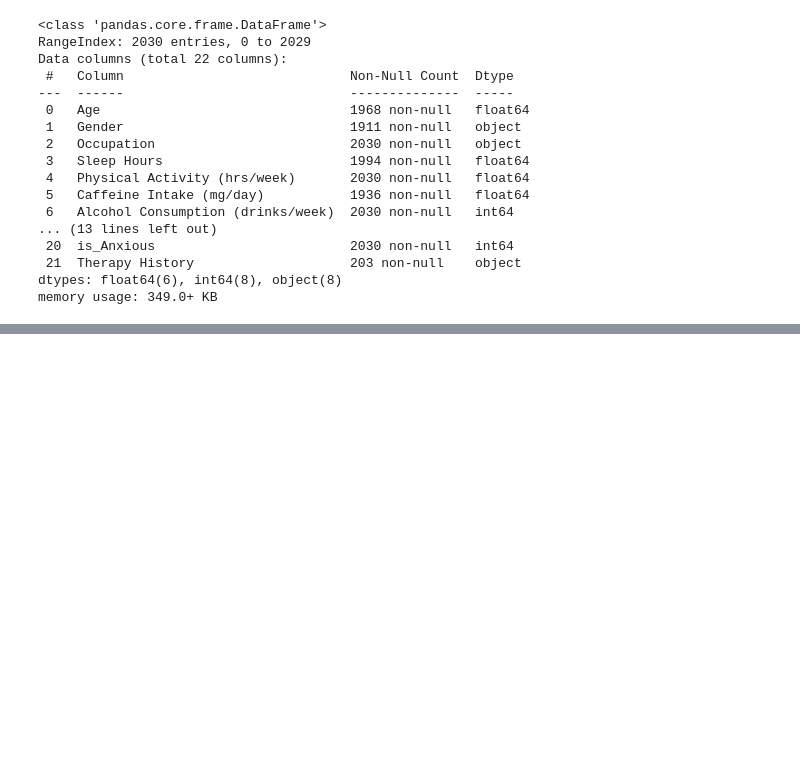
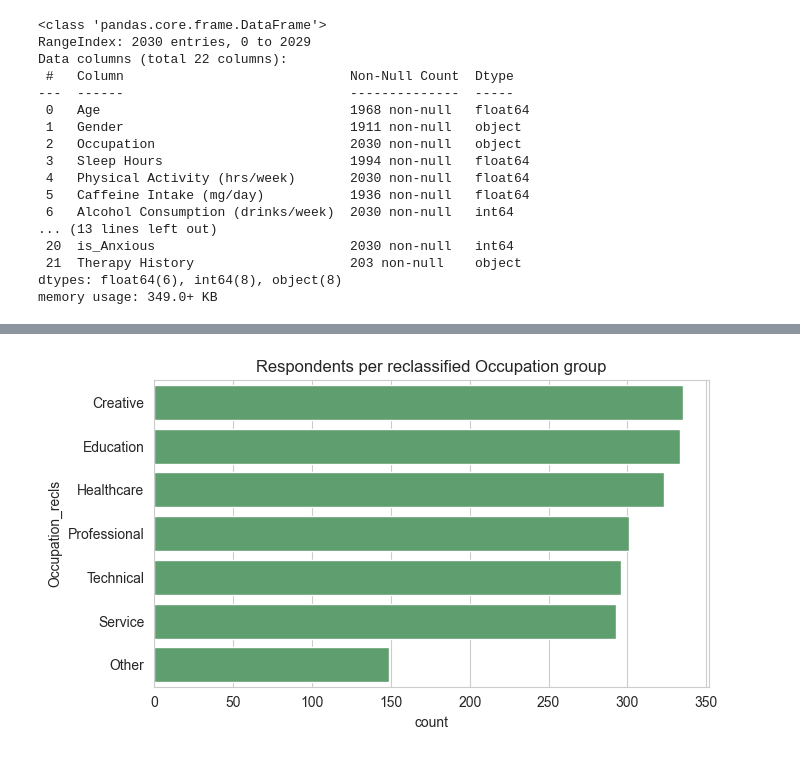
Before and after one commit to sabzparto/BC-mini-project, a Jupyter notebook: Psychology.ipynb, the cells around one changed output, grey strips where cells are left out. Saved outputs shown, nothing was run; the diff lists cells and outputs as text; code cells hidden in the pictures; blank space fills up the shorter version.

```diff
--- a/Psychology.ipynb
+++ b/Psychology.ipynb
@@ -480,0 +699,23 @@ def fill_categorical_na(df, cols, missing_cutoff=0.5):
+# %%
+def reclassify_categorical(data, col, mapping, new_col=None):
+    """
+    Map the categories of `col` to new, broader categories using `mapping` (a dict).
+    Writes the result to `new_col` (defaults to f'{col}_recls').
+    """
+    data = data.copy()
+    new_col = new_col or f'{col}_recls'
+    data[new_col] = data[col].map(mapping)
+    return data
+# %%
+occupation_groups = {
+    'Doctor': 'Healthcare', 'Nurse': 'Healthcare',
+    'Teacher': 'Education', 'Student': 'Education',
+    'Artist': 'Creative', 'Musician': 'Creative',
+    'Engineer': 'Technical', 'Scientist': 'Technical',
+    'Lawyer': 'Professional', 'Freelancer': 'Professional',
+    'Chef': 'Service', 'Athlete': 'Service',
+    'Other': 'Other'
+}
+
+data = reclassify_categorical(data, 'Occupation', occupation_groups)
+data['Occupation_recls'].value_counts()
@@ -480,0 +732,9 @@ def fill_categorical_na(df, cols, missing_cutoff=0.5):
+# %%
+plt.figure(figsize=(7, 4))
+sns.countplot(data=data, y='Occupation_recls',
+              order=data['Occupation_recls'].value_counts().index, color='#55A868')
+plt.title('Respondents per reclassified Occupation group')
+plt.tight_layout()
+plt.show()
+# %% [output]
+[figure, added]
```
Also changed, not shown: parts of 91 cells of this notebook.
